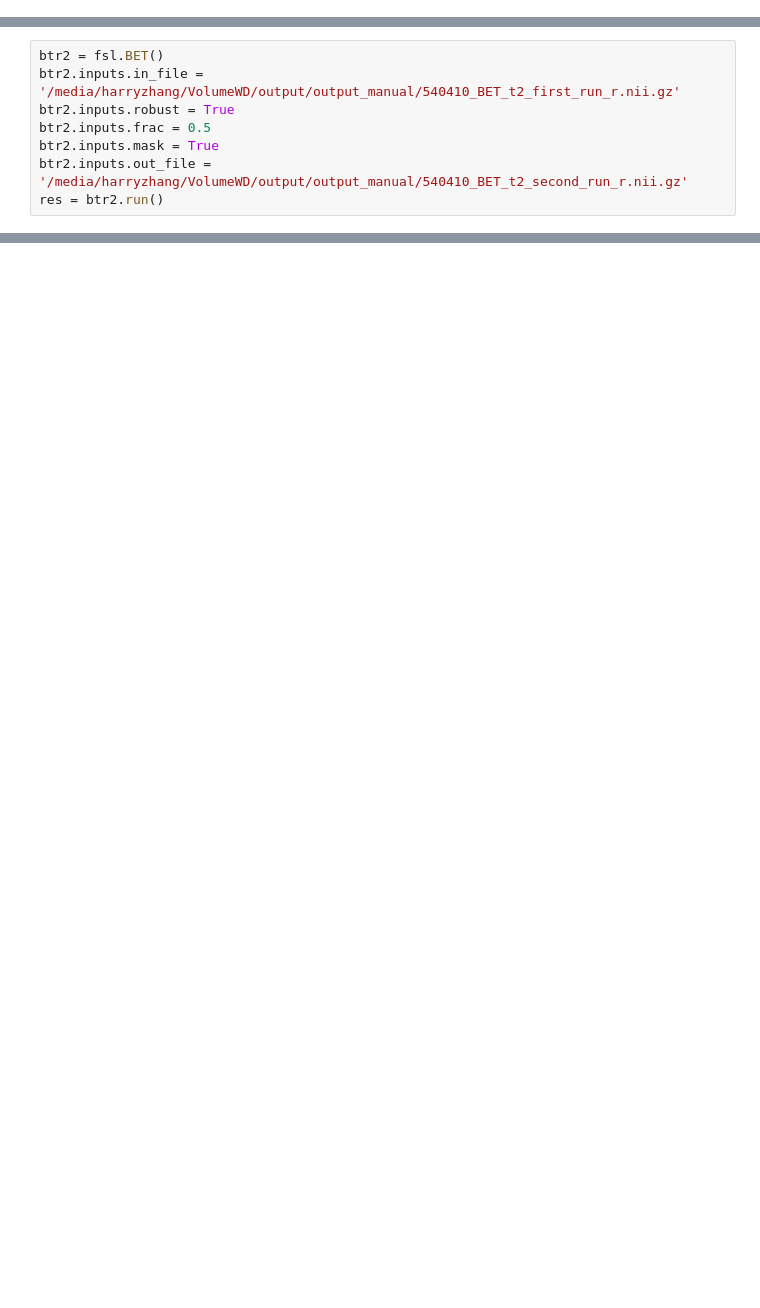
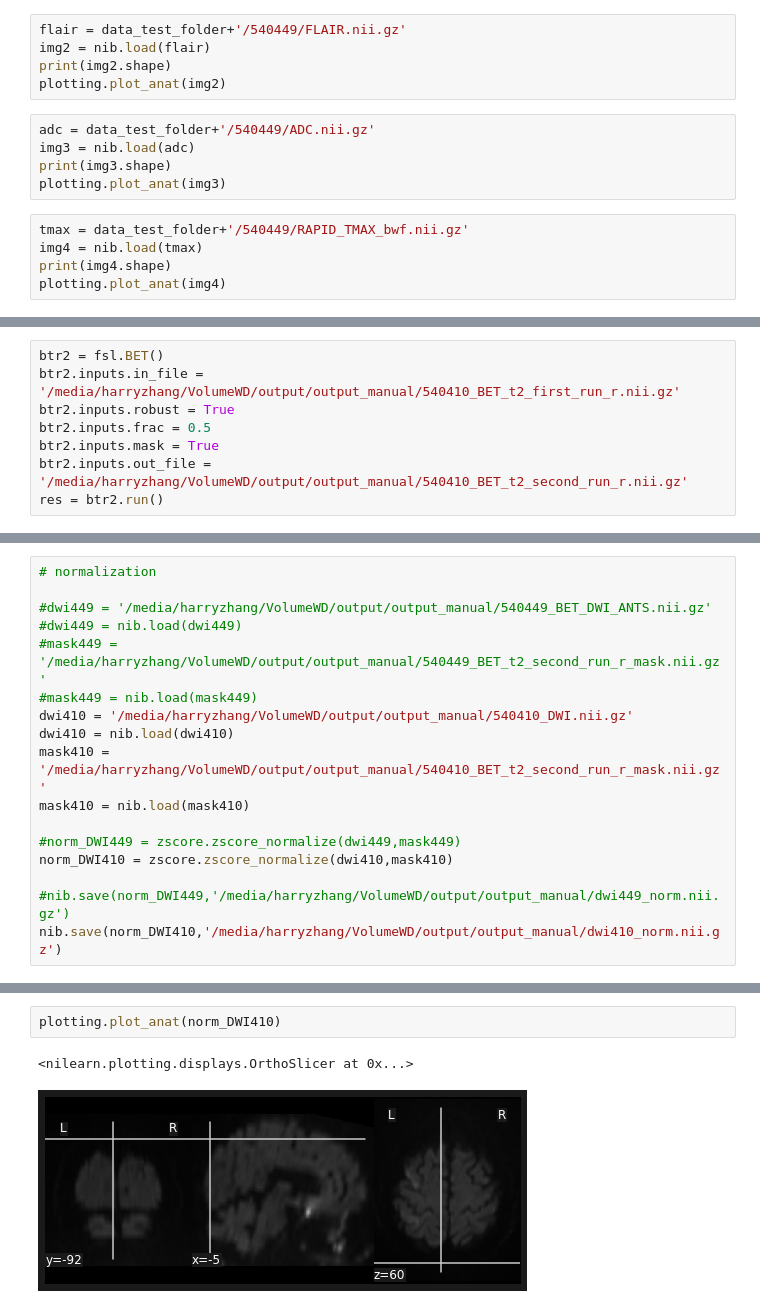
Before and after one commit to zhanghaoyue/stroke_preprocessing, a Jupyter notebook: nipype_workflow.ipynb, the cells around one changed output, grey strips where cells are left out. Saved outputs shown, nothing was run; the diff lists cells and outputs as text; blank space fills up the shorter version.

```diff
--- a/nipype_workflow.ipynb
+++ b/nipype_workflow.ipynb
@@ -21,0 +20,15 @@ plotting.plot_anat(img)
+# %%
+flair = data_test_folder+'/540449/FLAIR.nii.gz'
+img2 = nib.load(flair)
+print(img2.shape)
+plotting.plot_anat(img2)
+# %%
+adc = data_test_folder+'/540449/ADC.nii.gz'
+img3 = nib.load(adc)
+print(img3.shape)
+plotting.plot_anat(img3)
+# %%
+tmax = data_test_folder+'/540449/RAPID_TMAX_bwf.nii.gz'
+img4 = nib.load(tmax)
+print(img4.shape)
+plotting.plot_anat(img4)
@@ -83,0 +258,17 @@ res = am.run()
+# %%
+# normalization
+
+#dwi449 = '/media/harryzhang/VolumeWD/output/output_manual/540449_BET_DWI_ANTS.nii.gz'
+#dwi449 = nib.load(dwi449)
+#mask449 = '/media/harryzhang/VolumeWD/output/output_manual/540449_BET_t2_second_run_r_mask.nii.gz'
+#mask449 = nib.load(mask449)
+dwi410 = '/media/harryzhang/VolumeWD/output/output_manual/540410_DWI.nii.gz'
+dwi410 = nib.load(dwi410)
+mask410 = '/media/harryzhang/VolumeWD/output/output_manual/540410_BET_t2_second_run_r_mask.nii.gz'
+mask410 = nib.load(mask410)
+
+#norm_DWI449 = zscore.zscore_normalize(dwi449,mask449)
+norm_DWI410 = zscore.zscore_normalize(dwi410,mask410)
+
+#nib.save(norm_DWI449,'/media/harryzhang/VolumeWD/output/output_manual/dwi449_norm.nii.gz')
+nib.save(norm_DWI410,'/media/harryzhang/VolumeWD/output/output_manual/dwi410_norm.nii.gz')
@@ -83,0 +285,5 @@ res = am.run()
+# %%
+plotting.plot_anat(norm_DWI410)
+# %% [output]
+<nilearn.plotting.displays.OrthoSlicer at 0x...>
+[figure, added]
```
Also changed, not shown: parts of 22 cells of this notebook, 3 other files.
